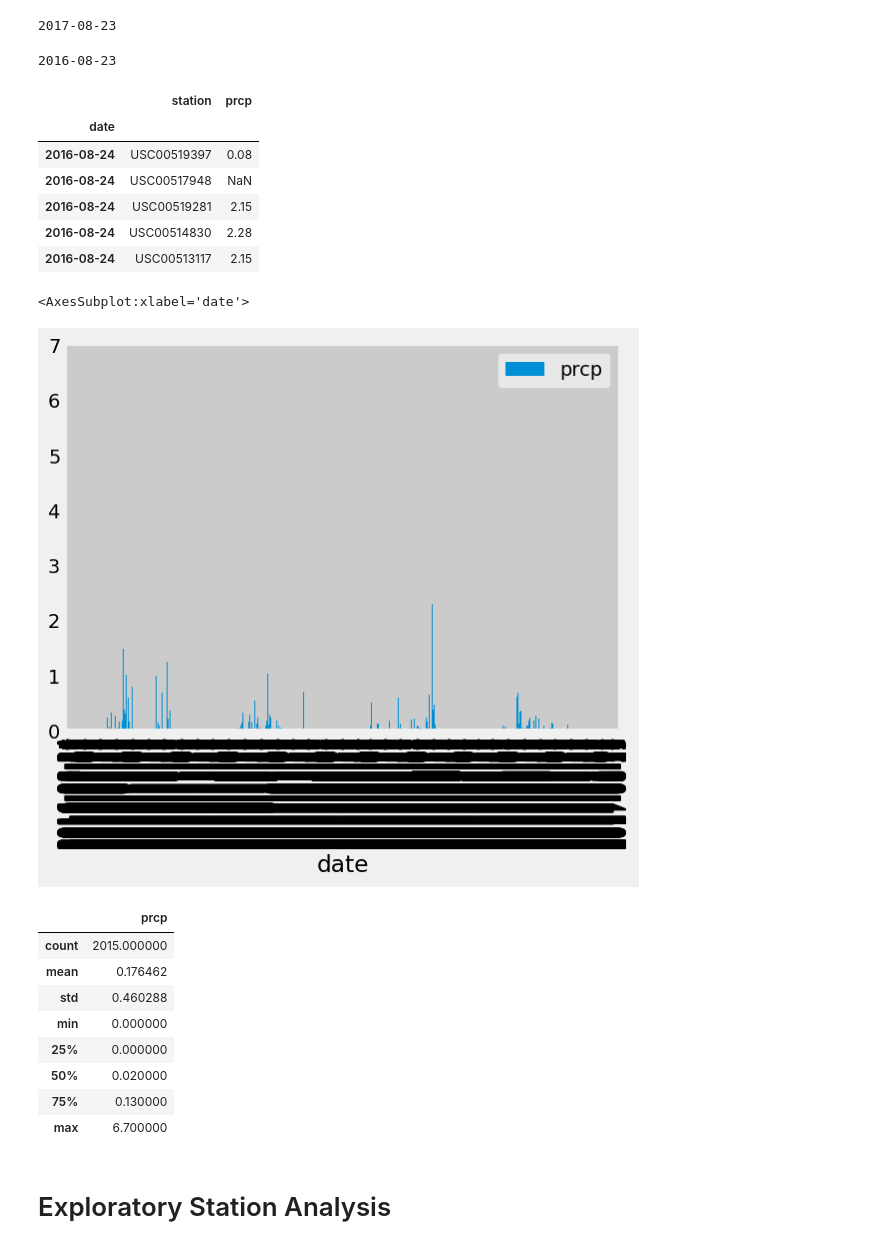
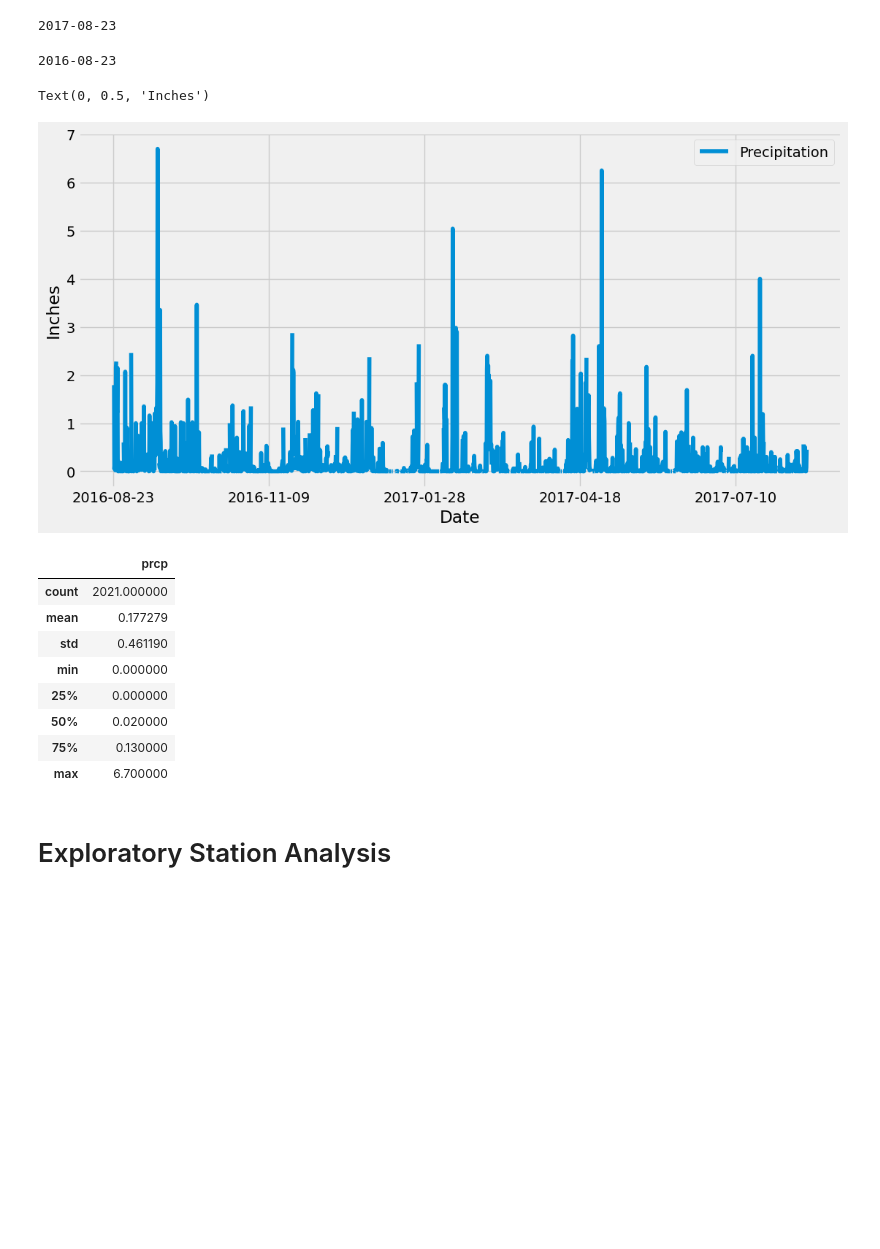
Before and after one commit to bjhepburn/sqlalchemy_challenge, a Jupyter notebook: HangTen/climate_starter.ipynb, the cells around one changed output. Cells and saved outputs as stored; diff of their text form; code cells hidden in the pictures; blank space fills up the shorter version.

```diff
--- a/HangTen/climate_starter.ipynb
+++ b/HangTen/climate_starter.ipynb
@@ -17,7 +17,7 @@ from sqlalchemy.orm import Session
 from sqlalchemy import create_engine, func
 # %%
 # create engine to hawaii.sqlite
-engine = create_engine("sqlite:///Resources/hawaii.sqlite")
+engine = create_engine("sqlite:///../Resources/hawaii.sqlite")
 # %%
 # reflect an existing database into a new model
 Base = automap_base()
@@ -48,48 +47,38 @@ print(latest_date)
 # %%
 # Design a query to retrieve the last 12 months of precipitation data and plot the results.
 # Starting from the most recent data point in the database.
 
 # Calculate the date one year from the last date in data set.
 query_date = dt.date(2017,8,23) - dt.timedelta(days = 365)
 print(query_date)
 
 # Perform a query to retrieve the data and precipitation scores
-recent_12_months = session.query(Measurement.station,Measurement.date,Measurement.prcp).filter(Measurement.date > query_date).all()
+recent_12_months = session.query(Measurement.station,Measurement.date,Measurement.prcp).filter(Measurement.date >= query_date).all()
 
 # Save the query results as a Pandas DataFrame and set the index to the date column
 df = pd.DataFrame(recent_12_months).set_index('date')
 
 # Sort the dataframe by date
 df = df.sort_index()
 df.head()
+
+# Use Pandas Plotting with Matplotlib to plot the data
+df.plot(y='prcp', figsize=(12,6))
+plt.legend(['Precipitation'])
+plt.xlabel('Date')
+plt.ylabel('Inches')
 # %% [output]
 2016-08-23
-|  | station | prcp |
-| date |  |  |
-| 2016-08-24 | USC00519397 | 0.08 |
-| 2016-08-24 | USC00517948 | NaN |
-| 2016-08-24 | USC00519281 | 2.15 |
-| 2016-08-24 | USC00514830 | 2.28 |
-| 2016-08-24 | USC00513117 | 2.15 |
+Text(0, 0.5, 'Inches')
+[figure, added]
-# %%
-
-ticks = []
-for i in range(12):
-    date = dt.date(2016,8,23) + dt.timedelta(days  = i*30)
-    ticks.append(date)
-# Use Pandas Plotting with Matplotlib to plot the data
-df.plot(kind='bar',y='prcp')
-# %% [output]
-<AxesSubplot:xlabel='date'>
-[figure, removed]
 # %%
 # Use Pandas to calcualte the summary statistics for the precipitation data
 df.describe()
 # %% [output]
 |  | prcp |
-| count | 2015.000000 |
-| mean | 0.176462 |
-| std | 0.460288 |
+| count | 2021.000000 |
+| mean | 0.177279 |
+| std | 0.461190 |
 | min | 0.000000 |
 | 25% | 0.000000 |
 | 50% | 0.020000 |
```
Also changed, not shown: parts of 8 cells of this notebook, 1 other file.
